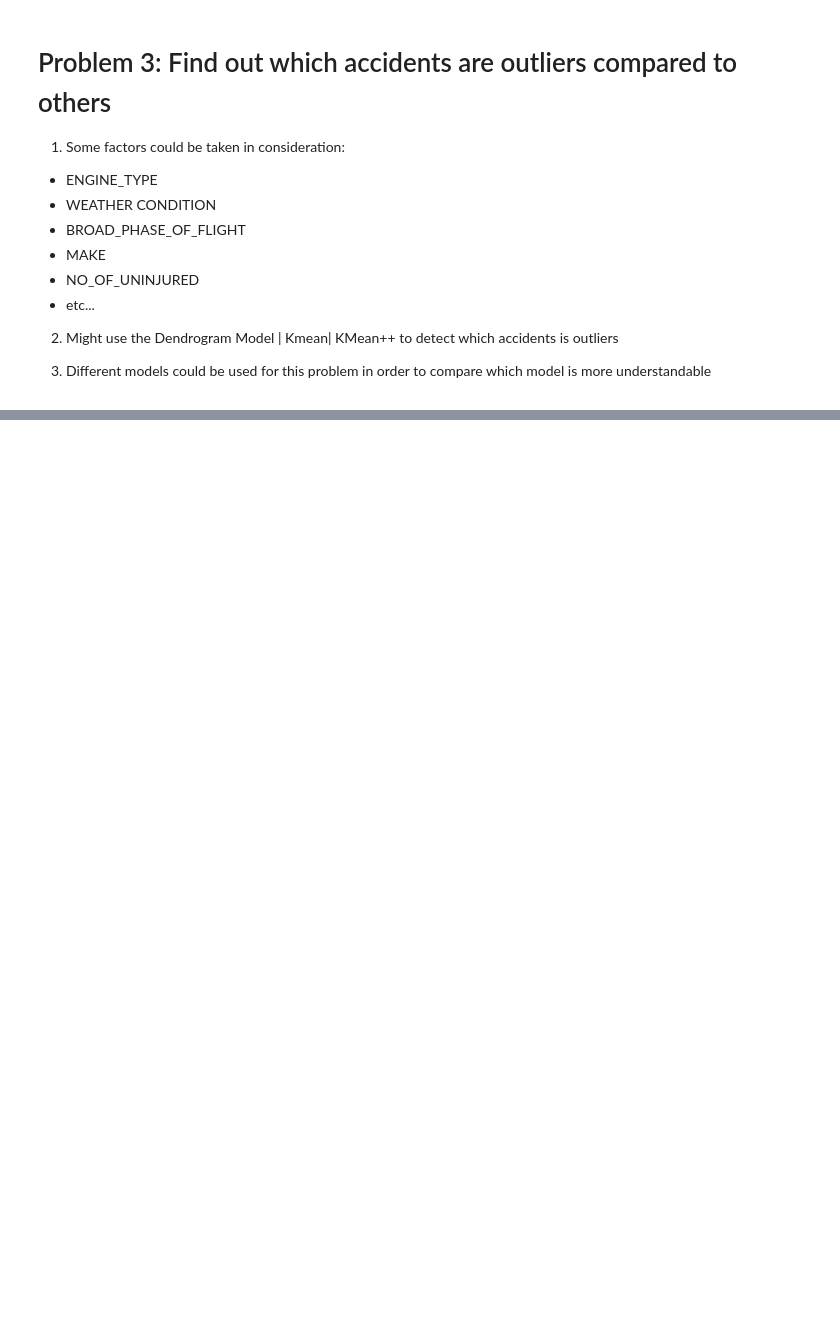
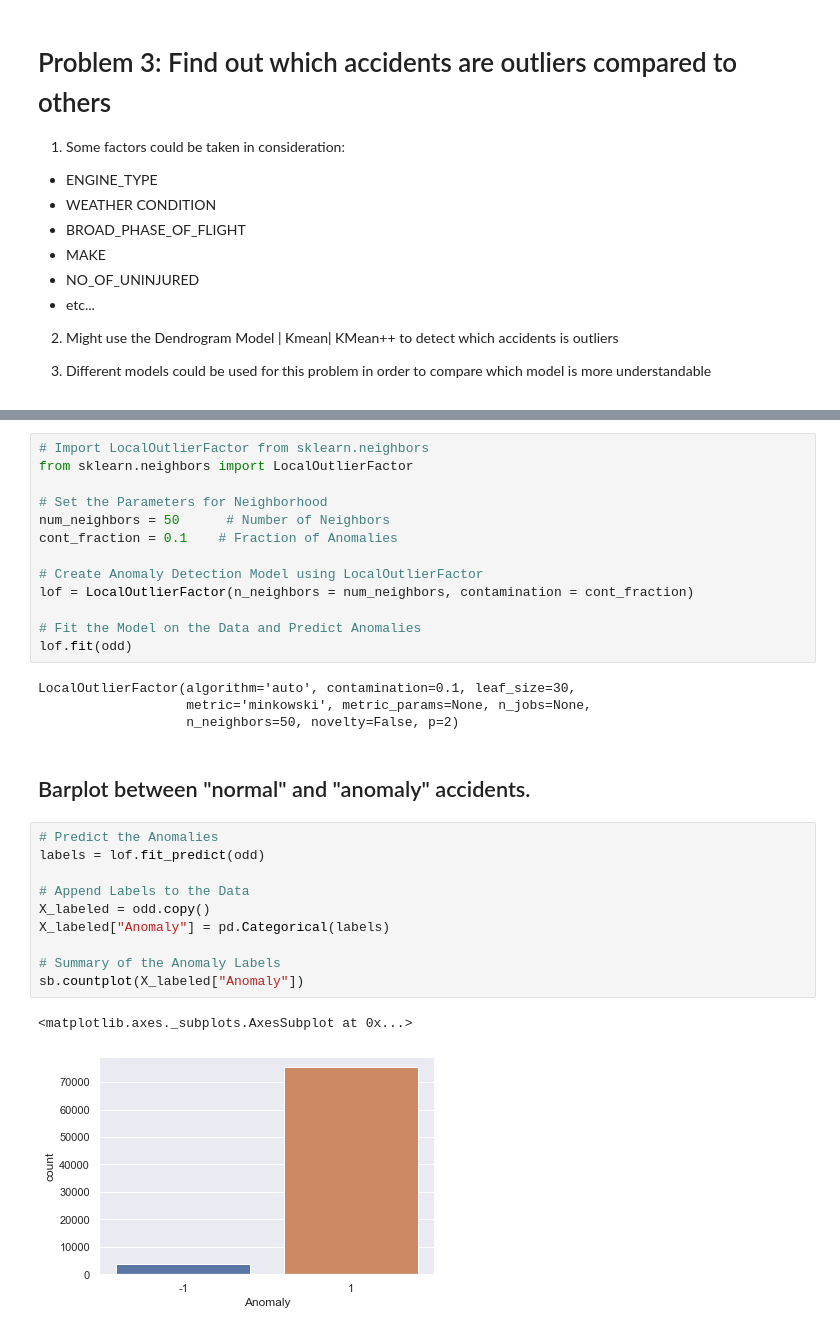
Before and after one commit to saobangmath/CZ1015---Miniproject, a Jupyter notebook: Miniproject.ipynb, the cells around one changed output, grey strips where cells are left out. Drawn from its saved outputs; the diff is of its cells as text; blank space fills up the shorter version.

```diff
--- a/Miniproject.ipynb
+++ b/Miniproject.ipynb
@@ -485,0 +511,32 @@ m = 1 and n = 1 is optimal value for test dataset with accuracy = 0.749257691578
+# %%
+# Import LocalOutlierFactor from sklearn.neighbors
+from sklearn.neighbors import LocalOutlierFactor
+
+# Set the Parameters for Neighborhood
+num_neighbors = 50      # Number of Neighbors
+cont_fraction = 0.1    # Fraction of Anomalies
+
+# Create Anomaly Detection Model using LocalOutlierFactor
+lof = LocalOutlierFactor(n_neighbors = num_neighbors, contamination = cont_fraction)
+
+# Fit the Model on the Data and Predict Anomalies
+lof.fit(odd)
+# %% [output]
+LocalOutlierFactor(algorithm='auto', contamination=0.1, leaf_size=30,
+                   metric='minkowski', metric_params=None, n_jobs=None,
+                   n_neighbors=50, novelty=False, p=2)
+# %% [markdown]
+## Barplot between "normal" and "anomaly" accidents.
+# %%
+# Predict the Anomalies
+labels = lof.fit_predict(odd)
+
+# Append Labels to the Data
+X_labeled = odd.copy()
+X_labeled["Anomaly"] = pd.Categorical(labels)
+
+# Summary of the Anomaly Labels
+sb.countplot(X_labeled["Anomaly"])
+# %% [output]
+<matplotlib.axes._subplots.AxesSubplot at 0x...>
+[figure, added]
```
Also changed, not shown: parts of 23 cells of this notebook.
